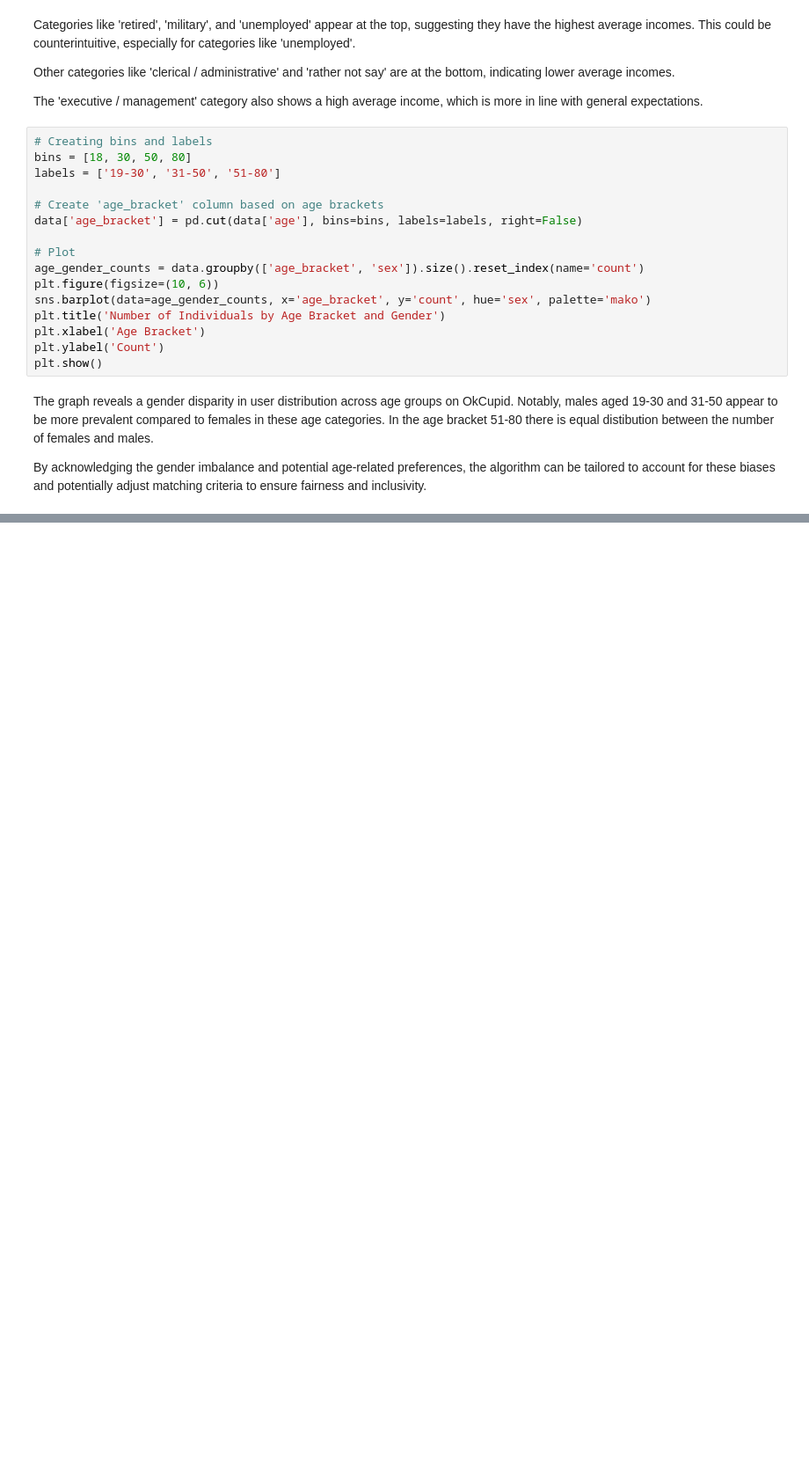
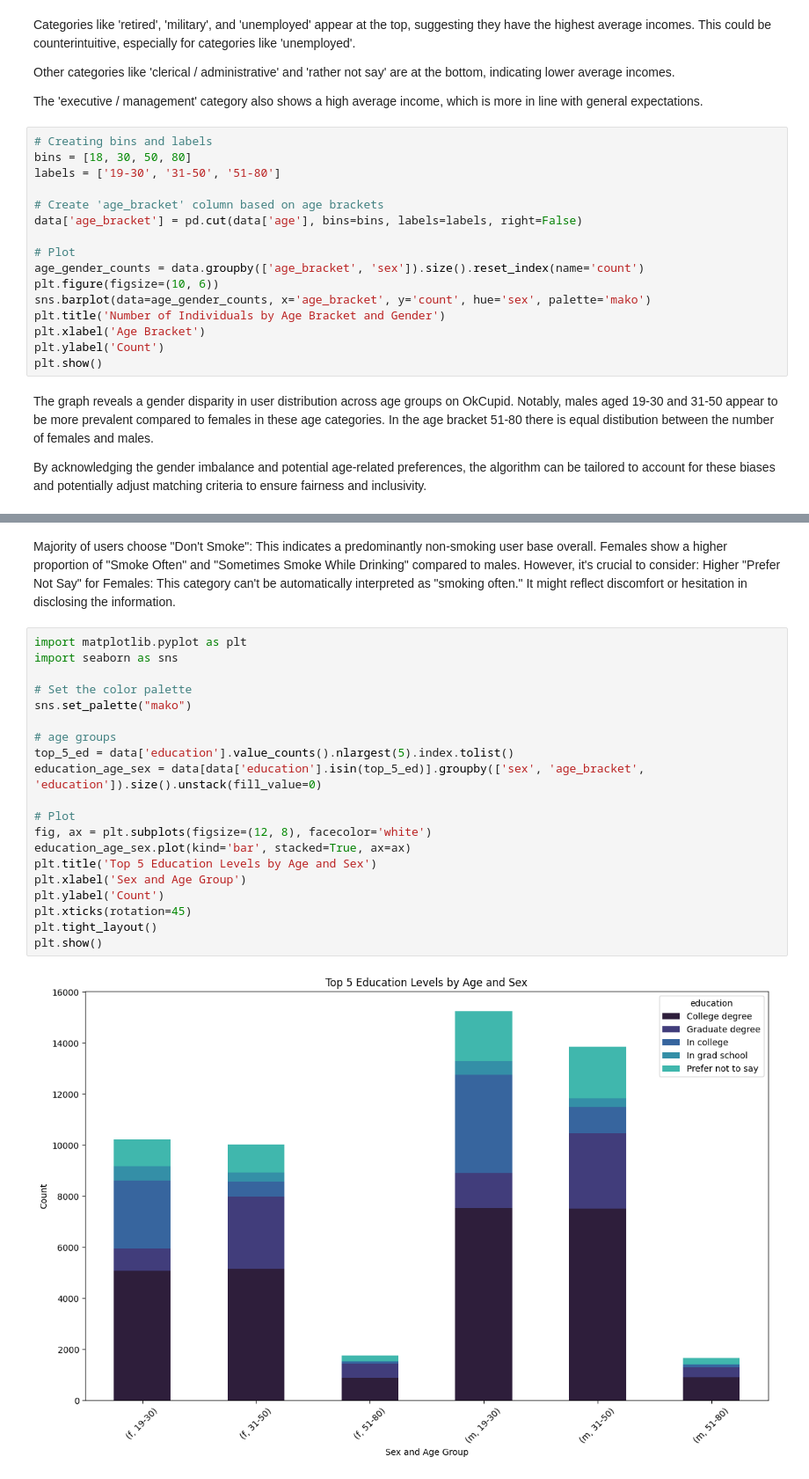
Before and after one commit to Parita2442/OkCupid-NLP-and-Recommendation-Algorithm, a Jupyter notebook: 1.ipynb, the cells around one changed output, grey strips where cells are left out. Shown: that part at 88% size. Drawn from its saved outputs; the diff is of its cells as text; blank space fills up the shorter version.

```diff
--- a/1.ipynb
+++ b/1.ipynb
@@ -581,0 +619,26 @@ By acknowledging the gender imbalance and potential age-related preferences, the
+# %% [markdown]
+Majority of users choose "Don't Smoke": This indicates a predominantly non-smoking user base overall.
+Females show a higher proportion of "Smoke Often" and "Sometimes Smoke While Drinking" compared to males. However, it's crucial to consider:
+Higher "Prefer Not Say" for Females: This category can't be automatically interpreted as "smoking often." It might reflect discomfort or hesitation in disclosing the information.
+# %%
+import matplotlib.pyplot as plt
+import seaborn as sns
+
+# Set the color palette
+sns.set_palette("mako")
+
+# age groups
+top_5_ed = data['education'].value_counts().nlargest(5).index.tolist()
+education_age_sex = data[data['education'].isin(top_5_ed)].groupby(['sex', 'age_bracket', 'education']).size().unstack(fill_value=0)
+
+# Plot
+fig, ax = plt.subplots(figsize=(12, 8), facecolor='white')
+education_age_sex.plot(kind='bar', stacked=True, ax=ax)
+plt.title('Top 5 Education Levels by Age and Sex')
+plt.xlabel('Sex and Age Group')
+plt.ylabel('Count')
+plt.xticks(rotation=45)
+plt.tight_layout()
+plt.show()
+# %% [output]
+[figure, added]
```
Also changed, not shown: parts of 14 cells of this notebook.
